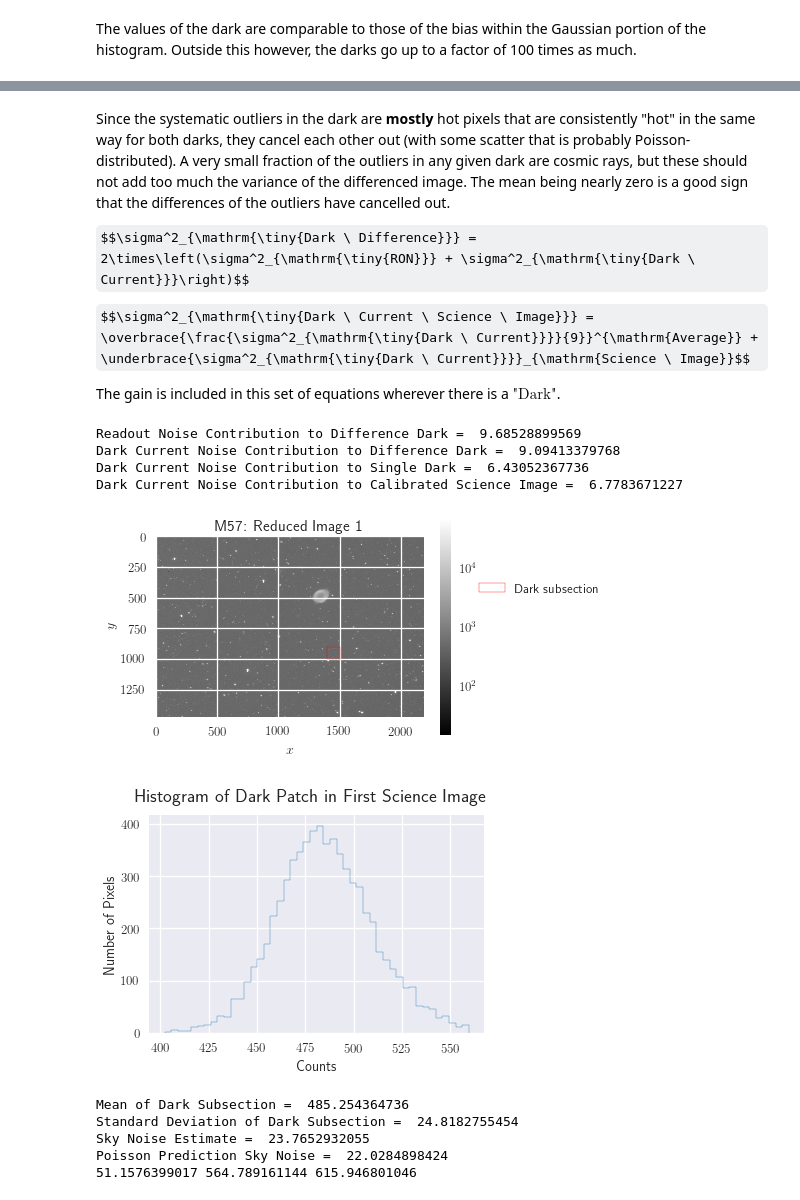
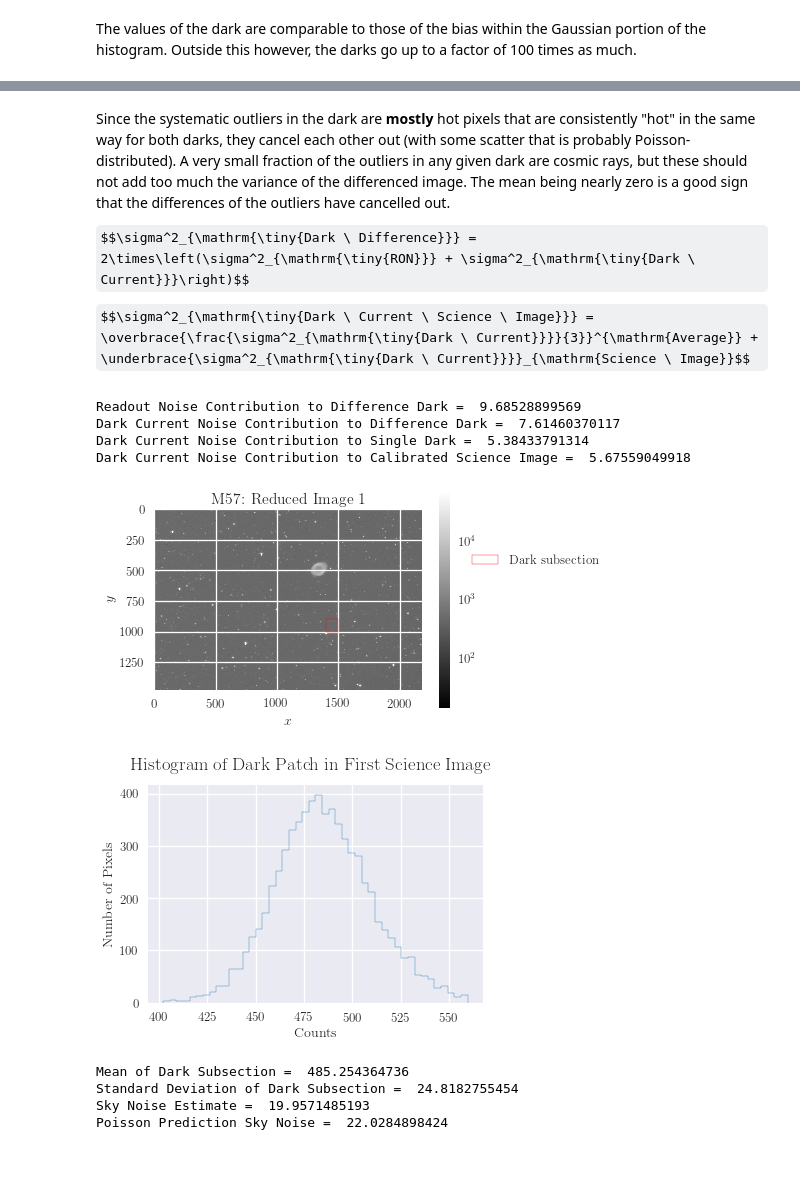
Before and after one commit to gmduvvuri/astr5550, a Jupyter notebook: homework/project_1/gmduvvuri_project1.ipynb, the cells around one changed output, grey strips where cells are left out. Saved outputs shown, nothing was run; the diff lists cells and outputs as text; code cells hidden in the pictures; some formulas as TeX source; blank space fills up the shorter version.

```diff
--- a/homework/project_1/gmduvvuri_project1.ipynb
+++ b/homework/project_1/gmduvvuri_project1.ipynb
@@ -53,6 +52,9 @@ def make_fits_list_array(fits_list):
         all_array[i, :, :] = read_fits(fits_list[i])
     return all_array
 
+def mode_numpy(array):
+    uniques, counts = np.unique(array, return_counts=True)
+    return uniques[np.argmax(counts)]
 
 # Creates arrays for each image type
 bias_all = make_fits_list_array(bias_fnames)
@@ -86,8 +88,7 @@ bias_median = np.median(bias_all, axis=0)
 temp_flat = flat_all - bias_median
 flat_median = np.empty_like(temp_flat)
 for i in range(0, len(flat_fnames)):
-    flat_median[i, :, :] = temp_flat[i]/mode(temp_flat[i],
-                                             axis=None)[0][0]
+    flat_median[i, :, :] = temp_flat[i]/mode_numpy(temp_flat[i].flatten())
 flat_median = np.median(flat_median, axis=0)
 
 # Create reduced science image
@@ -143,7 +144,7 @@ plt.show()
 bias_diff = bias_all[1] - bias_all[0]
 bias_diff_var = np.var(bias_diff)
 bias_single_var = bias_diff_var/2.0
-ron_var_estimate = bias_single_var/9.0
+ron_var_estimate = bias_single_var/3.0
 plt.hist(bias_diff.flatten(), histtype='step', bins=75)
 plt.xlabel('Counts')
 plt.ylabel('Number of Pixels')
@@ -267,11 +267,9 @@ Since the systematic outliers in the dark are **mostly** hot pixels that are con
 
 $$\sigma^2_{\mathrm{\tiny{Dark \ Difference}}} = 2\times\left(\sigma^2_{\mathrm{\tiny{RON}}} + \sigma^2_{\mathrm{\tiny{Dark \ Current}}}\right)$$
 
-$$\sigma^2_{\mathrm{\tiny{Dark \ Current \ Science \ Image}}} = \overbrace{\frac{\sigma^2_{\mathrm{\tiny{Dark \ Current}}}}{9}}^{\mathrm{Average}} + \underbrace{\sigma^2_{\mathrm{\tiny{Dark \ Current}}}}_{\mathrm{Science \ Image}}$$
-
-The gain is included in this set of equations wherever there is a $\textrm{"Dark"}$.
+$$\sigma^2_{\mathrm{\tiny{Dark \ Current \ Science \ Image}}} = \overbrace{\frac{\sigma^2_{\mathrm{\tiny{Dark \ Current}}}}{3}}^{\mathrm{Average}} + \underbrace{\sigma^2_{\mathrm{\tiny{Dark \ Current}}}}_{\mathrm{Science \ Image}}$$
 # %%
-dark_current_diff_var = (dark_diff_var - 2.0*bias_single_var)*gain
+dark_current_diff_var = (dark_diff_var - 2.0*bias_single_var)
 dark_current_single_var = dark_current_diff_var/2.0
 dark_science_var = dark_current_single_var*(1.0 + (1.0/9.0))
 print('Readout Noise Contribution to Difference Dark = ',
@@ -284,9 +282,9 @@ print('Dark Current Noise Contribution to Calibrated Science Image = ',
      np.sqrt(dark_science_var))
 # %% [output]
 Readout Noise Contribution to Difference Dark =  9.68528899569
-Dark Current Noise Contribution to Difference Dark =  9.09413379768
-Dark Current Noise Contribution to Single Dark =  6.43052367736
-Dark Current Noise Contribution to Calibrated Science Image =  6.7783671227
+Dark Current Noise Contribution to Difference Dark =  7.61460370117
+Dark Current Noise Contribution to Single Dark =  5.38433791314
+Dark Current Noise Contribution to Calibrated Science Image =  5.67559049918
 # %%
 sub_x = 1500
 sub_y = 1000
@@ -312,33 +310,32 @@ plt.ylabel(r'$y$')
 plt.title('M57: Reduced Image 1')
 plt.show()
 # %% [output]
-[figure, old version]
+[figure, new version]
 # %%
 subsection_2 = image_all[0, x_pos:sub_x, y_pos:sub_y].flatten()
 subsection_2 = subsection_2[np.where((subsection_2 <= 560)
                                     & (subsection_2 >= 400))]
 plt.hist(subsection_2, histtype='step', bins='auto')
 plt.xlabel('Counts')
 plt.ylabel('Number of Pixels')
 plt.suptitle('Histogram of Dark Patch in First Science Image')
 plt.show()
 subsection_2_mean = np.mean(subsection_2)
 subsection_2_var = np.var(subsection_2)
 print('Mean of Dark Subsection = ',
       subsection_2_mean)
 print('Standard Deviation of Dark Subsection = ',
      np.sqrt(subsection_2_var))
 extra_var = ron_var_estimate + dark_science_var
-sky_var = subsection_2_var - extra_var
+sky_var = (subsection_2_var - extra_var)
 print('Sky Noise Estimate = ',
      np.sqrt(sky_var))
 print('Poisson Prediction Sky Noise = ',
      np.sqrt(subsection_2_mean))
 # %% [output]
-[figure, old version]
+[figure, new version]
 Mean of Dark Subsection =  485.254364736
 Standard Deviation of Dark Subsection =  24.8182755454
-Sky Noise Estimate =  23.7652932055
+Sky Noise Estimate =  19.9571485193
 Poisson Prediction Sky Noise =  22.0284898424
-51.1576399017 564.789161144 615.946801046
 # %% [markdown]
```
Also changed, not shown: parts of 11 cells of this notebook.
